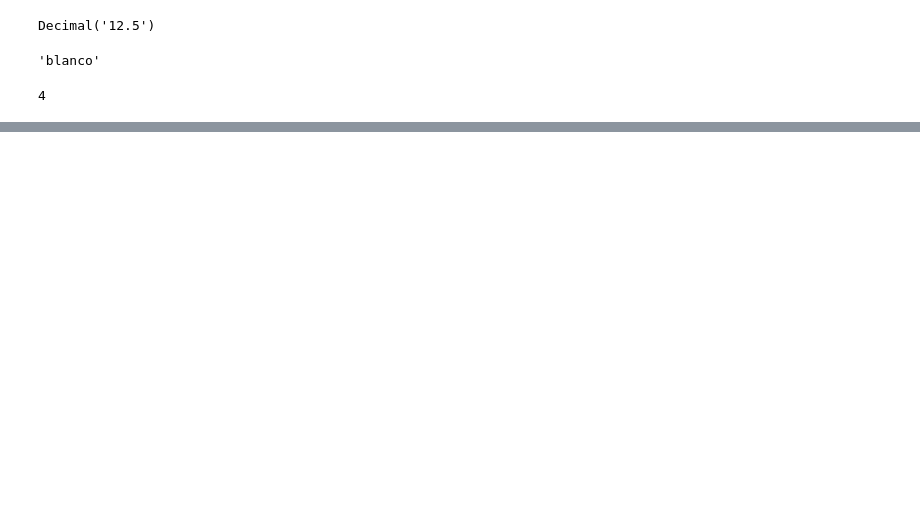
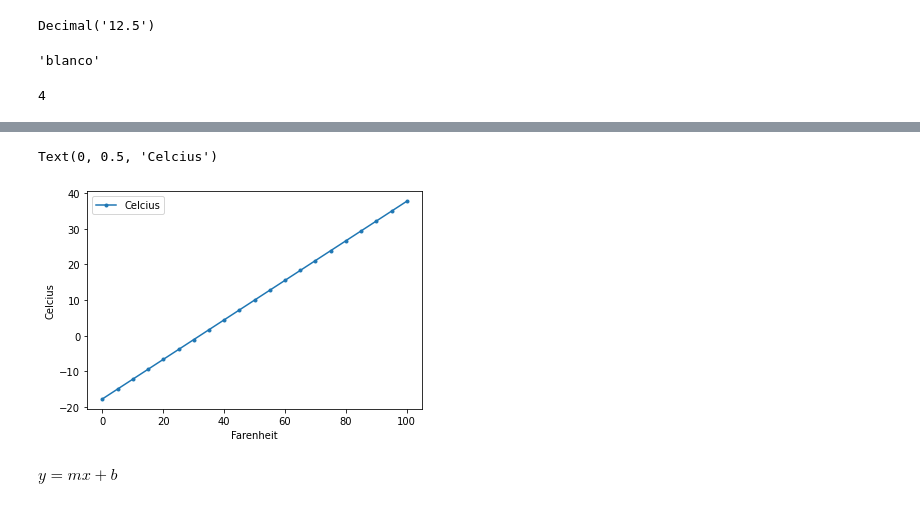
Before and after one commit to FFloresM/PythonMLDB, a Jupyter notebook: POO/POO.ipynb, the cells around one changed output, grey strips where cells are left out. Cells and saved outputs as stored; diff of their text form; code cells hidden in the pictures; blank space fills up the shorter version.

```diff
--- a/POO/POO.ipynb
+++ b/POO/POO.ipynb
@@ -20,0 +140,2 @@ auto.getRuedas()
+# %%
+c = lambda t: 5/9 * (t-32)
@@ -20,0 +146,2 @@ auto.getRuedas()
+# %%
+temps = [(f, c(f)) for f in range(0,101, 5)]
@@ -20,0 +170,2 @@ auto.getRuedas()
+# %%
+temps_df = pd.DataFrame(temps , columns=['Farenheit', 'Celcius'])
@@ -20,0 +192,8 @@ auto.getRuedas()
+# %%
+axes = temps_df.plot(x='Farenheit', y='Celcius', style='.-')
+axes.set_ylabel('Celcius')
+# %% [output]
+Text(0, 0.5, 'Celcius')
+[figure, added]
+# %% [markdown]
+$y = mx+b$
```
Also changed, not shown: parts of 40 cells of this notebook, 3 other files.
